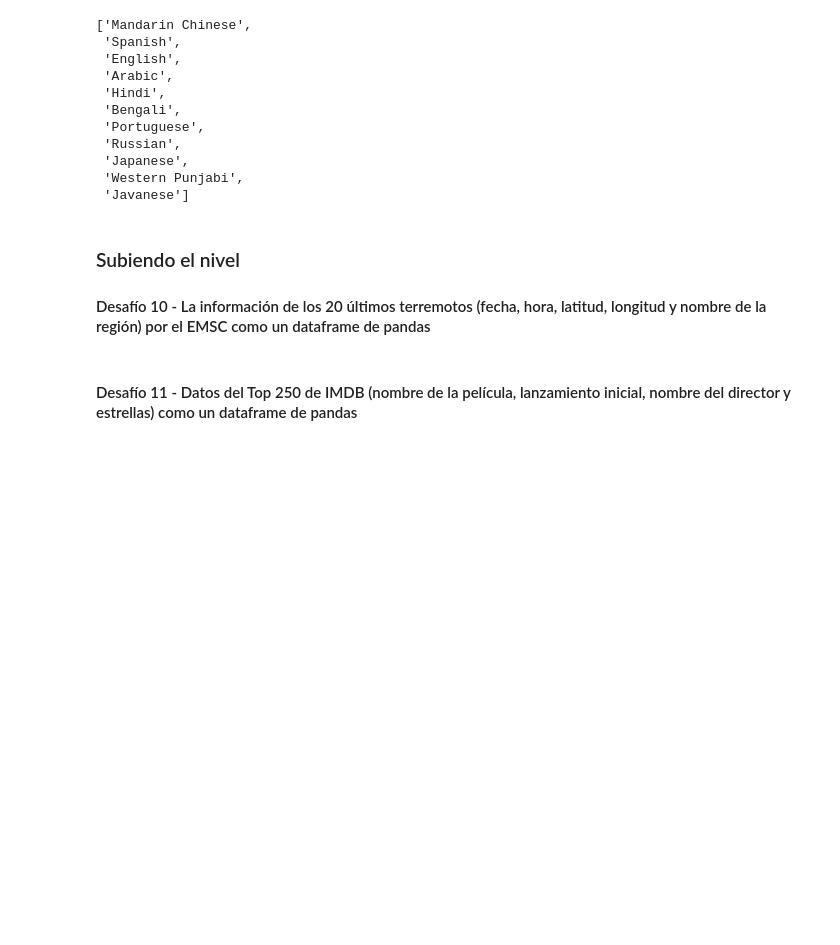
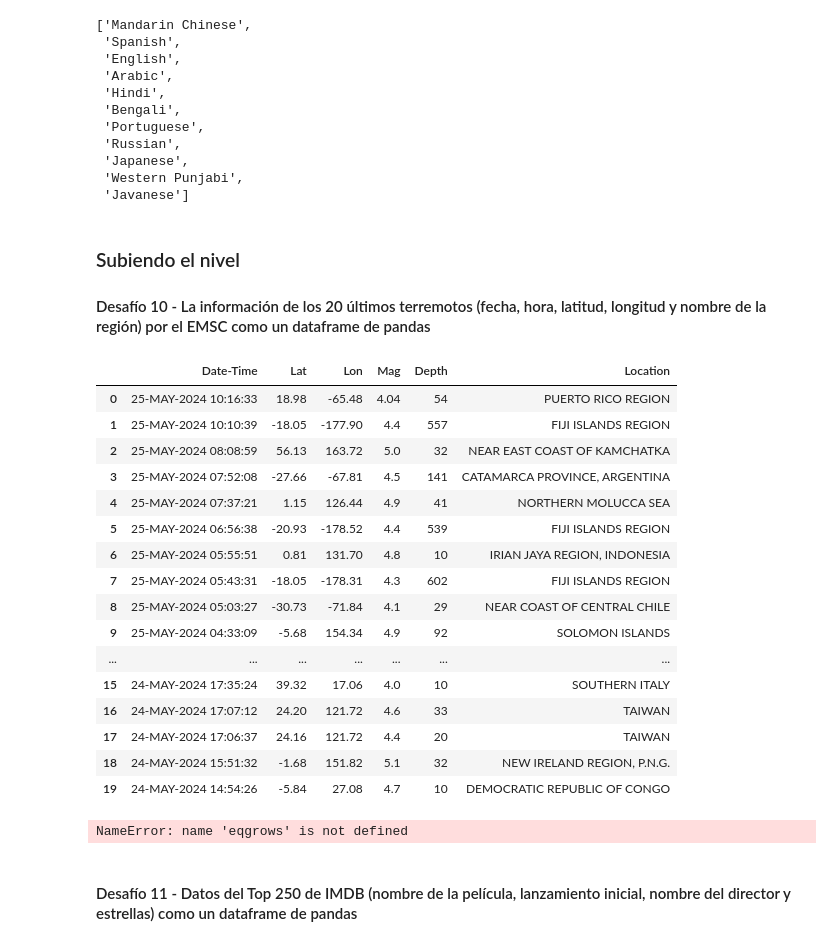
Before and after one commit to 26Ale10/9no-lab-scraping-es, a Jupyter notebook: your-code/lab-scraping_esp.ipynb, the cells around one changed output. Drawn from its saved outputs; the diff is of its cells as text; code cells hidden in the pictures; blank space fills up the shorter version.

```diff
--- a/your-code/lab-scraping_esp.ipynb
+++ b/your-code/lab-scraping_esp.ipynb
@@ -364,4 +380,7 @@ countries
 # %%
 # This is the url you will scrape in this exercise
 #url7 = 'https://www.emsc-csem.org/Earthquake/'
-url7 = "https://www.emsc-csem.org/#2"
+#url10 = "https://www.emsc-csem.org/#2"
+url10 = "https://ds.iris.edu/seismon/eventlist/index.phtml"
+terremotos = requests.get(url10)
+soup10 = BeautifulSoup(terremotos.content,"html.parser")
@@ -369,0 +387,37 @@ url7 = "https://www.emsc-csem.org/#2"
+# %%
+eqtable = soup10.find("table", class_="tablesorter").find_all("tr")
+
+earthquakes = []
+
+for row in eqtable[1:21]:
+    col=row.find_all("td")
+    date =col[0].text.strip()
+    lat =col[1].text.strip()
+    lon =col[2].text.strip()
+    mag=col[3].text.strip()
+    depth=col[4].text.strip()
+    location=col[5].text.strip()
+    earthquakes.append([date,lat,lon,mag,depth,location])
+
+earthquakes
+
+df = pd.DataFrame(earthquakes, columns=["Date-Time", "Lat", "Lon", "Mag","Depth","Location"])
+df
+# %% [output]
+|  | Date-Time | Lat | Lon | Mag | Depth | Location |
+| 0 | 25-MAY-2024 10:16:33 | 18.98 | -65.48 | 4.04 | 54 | PUERTO RICO REGION |
+| 1 | 25-MAY-2024 10:10:39 | -18.05 | -177.90 | 4.4 | 557 | FIJI ISLANDS REGION |
+| 2 | 25-MAY-2024 08:08:59 | 56.13 | 163.72 | 5.0 | 32 | NEAR EAST COAST OF KAMCHATKA |
+| 3 | 25-MAY-2024 07:52:08 | -27.66 | -67.81 | 4.5 | 141 | CATAMARCA PROVINCE, ARGENTINA |
+| 4 | 25-MAY-2024 07:37:21 | 1.15 | 126.44 | 4.9 | 41 | NORTHERN MOLUCCA SEA |
+| 5 | 25-MAY-2024 06:56:38 | -20.93 | -178.52 | 4.4 | 539 | FIJI ISLANDS REGION |
+| 6 | 25-MAY-2024 05:55:51 | 0.81 | 131.70 | 4.8 | 10 | IRIAN JAYA REGION, INDONESIA |
+| 7 | 25-MAY-2024 05:43:31 | -18.05 | -178.31 | 4.3 | 602 | FIJI ISLANDS REGION |
+| 8 | 25-MAY-2024 05:03:27 | -30.73 | -71.84 | 4.1 | 29 | NEAR COAST OF CENTRAL CHILE |
+| 9 | 25-MAY-2024 04:33:09 | -5.68 | 154.34 | 4.9 | 92 | SOLOMON ISLANDS |
+| ... | ... | ... | ... | ... | ... | ... |
+| 15 | 24-MAY-2024 17:35:24 | 39.32 | 17.06 | 4.0 | 10 | SOUTHERN ITALY |
+| 16 | 24-MAY-2024 17:07:12 | 24.20 | 121.72 | 4.6 | 33 | TAIWAN |
+| 17 | 24-MAY-2024 17:06:37 | 24.16 | 121.72 | 4.4 | 20 | TAIWAN |
+| 18 | 24-MAY-2024 15:51:32 | -1.68 | 151.82 | 5.1 | 32 | NEW IRELAND REGION, P.N.G. |
+| 19 | 24-MAY-2024 14:54:26 | -5.84 | 27.08 | 4.7 | 10 | DEMOCRATIC REPUBLIC OF CONGO |
@@ -370,3 +436,22 @@ url7 = "https://www.emsc-csem.org/#2"
+# %%
+eqtable = soup10.find("table", class_="tablesorter")
+eqrows = eqtable.find_all("tr")
+
+earthquakes = []
+
+for row in eqgrows[1:21]:
+    col=row.find_all("td")
+    date =col[0].text.strip()
+    lat =col[1].text.strip()
+    lon =col[2].text.strip()
+    mag=col[3].text.strip()
+    depth=col[4].text.strip()
+    location=col[5].text.strip()
+    earthquakes.append([date,lat,lon,mag,depth,location])
+
+earthquakes;
+# %% [output]
+NameError: name 'eqgrows' is not defined
 # %% [markdown]
 #### Desafío 11 - Datos del Top 250 de IMDB (nombre de la película, lanzamiento inicial, nombre del director y estrellas) como un dataframe de pandas
 # %%
```
Also changed, not shown: parts of 5 cells of this notebook.
